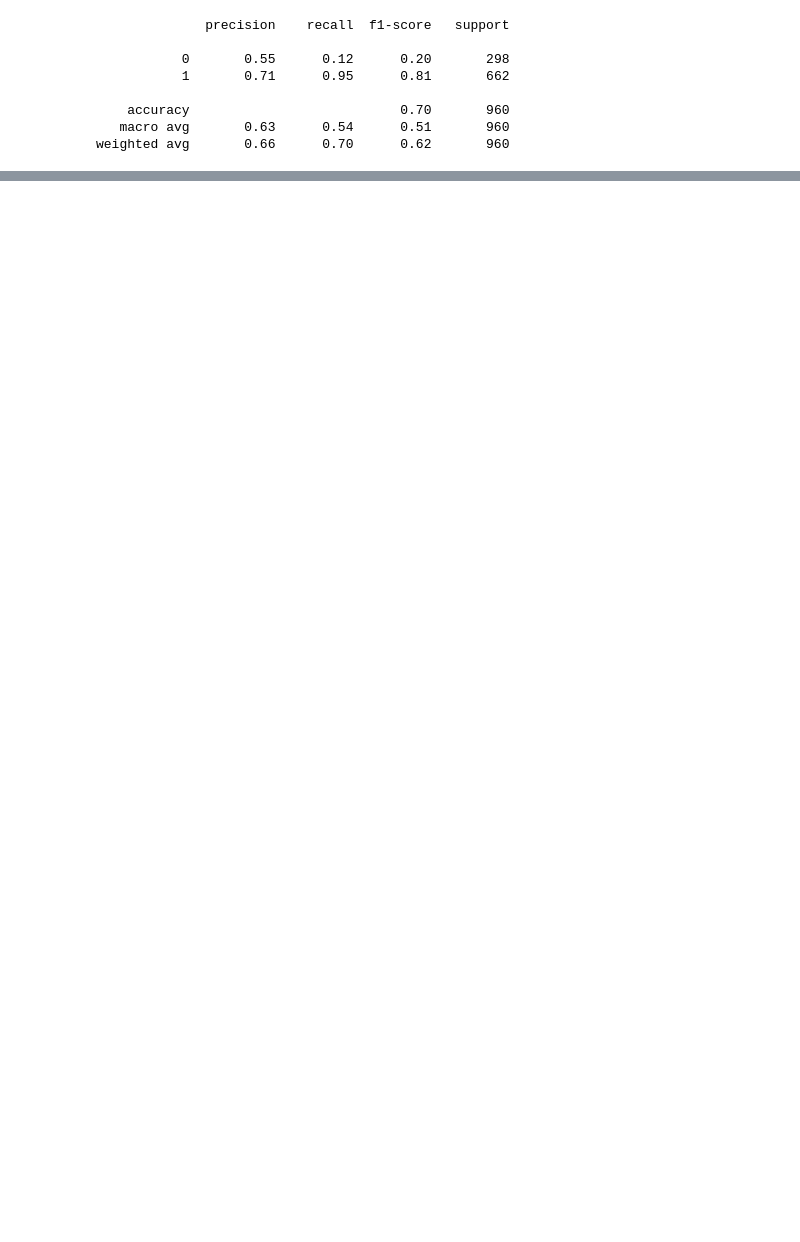
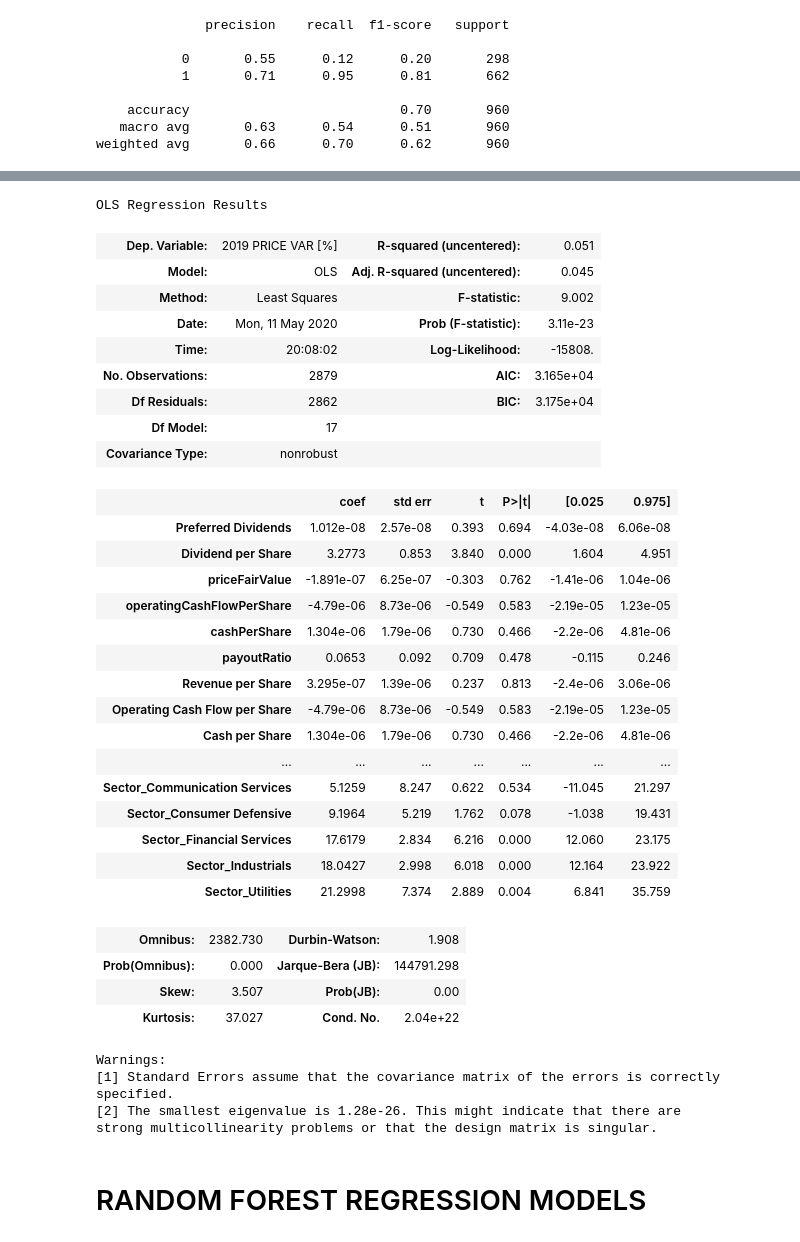
Before and after one commit to daniel-valdes/stock-eda, a Jupyter notebook: machine learning.ipynb, the cells around one changed output, grey strips where cells are left out. Drawn from its saved outputs; the diff is of its cells as text; code cells hidden in the pictures; blank space fills up the shorter version.

```diff
--- a/machine learning.ipynb
+++ b/machine learning.ipynb
@@ -106,0 +175,58 @@ weighted avg       0.66      0.70      0.62       960
+# %%
+selector = SelectKBest(f_classif, k=20)
+
+X_new = selector.fit_transform(X, y)
+
+selected_features = pd.DataFrame(selector.inverse_transform(X_new),
+                                 index=X.index,
+                                 columns=X.columns)
+selected_features.head()
+
+# Dropped columns have values of all 0s, so var is 0, drop them
+selected_columns = selected_features.columns[selected_features.var() != 0]
+
+# Get the valid dataset with the selected features.
+X_final = selected_features[selected_columns]
+# %%
+X_train, X_test, y_train, y_test = train_test_split(X_final, y, random_state=1)
+# %%
+reg = sm.OLS(y_train, X_train).fit()
+
+reg.summary()
+# %% [output]
+OLS Regression Results
+| Dep. Variable: | 2019 PRICE VAR [%] | R-squared (uncentered): | 0.051 |
+| Model: | OLS | Adj. R-squared (uncentered): | 0.045 |
+| Method: | Least Squares | F-statistic: | 9.002 |
+| Date: | Mon, 11 May 2020 | Prob (F-statistic): | 3.11e-23 |
+| Time: | 20:08:02 | Log-Likelihood: | -15808. |
+| No. Observations: | 2879 | AIC: | 3.165e+04 |
+| Df Residuals: | 2862 | BIC: | 3.175e+04 |
+| Df Model: | 17 |  |  |
+| Covariance Type: | nonrobust |  |  |
+|  | coef | std err | t | P>|t| | [0.025 | 0.975] |
+| Preferred Dividends | 1.012e-08 | 2.57e-08 | 0.393 | 0.694 | -4.03e-08 | 6.06e-08 |
+| Dividend per Share | 3.2773 | 0.853 | 3.840 | 0.000 | 1.604 | 4.951 |
+| priceFairValue | -1.891e-07 | 6.25e-07 | -0.303 | 0.762 | -1.41e-06 | 1.04e-06 |
+| operatingCashFlowPerShare | -4.79e-06 | 8.73e-06 | -0.549 | 0.583 | -2.19e-05 | 1.23e-05 |
+| cashPerShare | 1.304e-06 | 1.79e-06 | 0.730 | 0.466 | -2.2e-06 | 4.81e-06 |
+| payoutRatio | 0.0653 | 0.092 | 0.709 | 0.478 | -0.115 | 0.246 |
+| Revenue per Share | 3.295e-07 | 1.39e-06 | 0.237 | 0.813 | -2.4e-06 | 3.06e-06 |
+| Operating Cash Flow per Share | -4.79e-06 | 8.73e-06 | -0.549 | 0.583 | -2.19e-05 | 1.23e-05 |
+| Cash per Share | 1.304e-06 | 1.79e-06 | 0.730 | 0.466 | -2.2e-06 | 4.81e-06 |
+| ... | ... | ... | ... | ... | ... | ... |
+| Sector_Communication Services | 5.1259 | 8.247 | 0.622 | 0.534 | -11.045 | 21.297 |
+| Sector_Consumer Defensive | 9.1964 | 5.219 | 1.762 | 0.078 | -1.038 | 19.431 |
+| Sector_Financial Services | 17.6179 | 2.834 | 6.216 | 0.000 | 12.060 | 23.175 |
+| Sector_Industrials | 18.0427 | 2.998 | 6.018 | 0.000 | 12.164 | 23.922 |
+| Sector_Utilities | 21.2998 | 7.374 | 2.889 | 0.004 | 6.841 | 35.759 |
+| Omnibus: | 2382.730 | Durbin-Watson: | 1.908 |
+| Prob(Omnibus): | 0.000 | Jarque-Bera (JB): | 144791.298 |
+| Skew: | 3.507 | Prob(JB): | 0.00 |
+| Kurtosis: | 37.027 | Cond. No. | 2.04e+22 |
+Warnings:
+[1] Standard Errors assume that the covariance matrix of the errors is correctly specified.
+[2] The smallest eigenvalue is 1.28e-26. This might indicate that there are
+strong multicollinearity problems or that the design matrix is singular.
+# %% [markdown]
+# RANDOM FOREST REGRESSION MODELS
```
Also changed, not shown: parts of 18 cells of this notebook, 3 other files.
